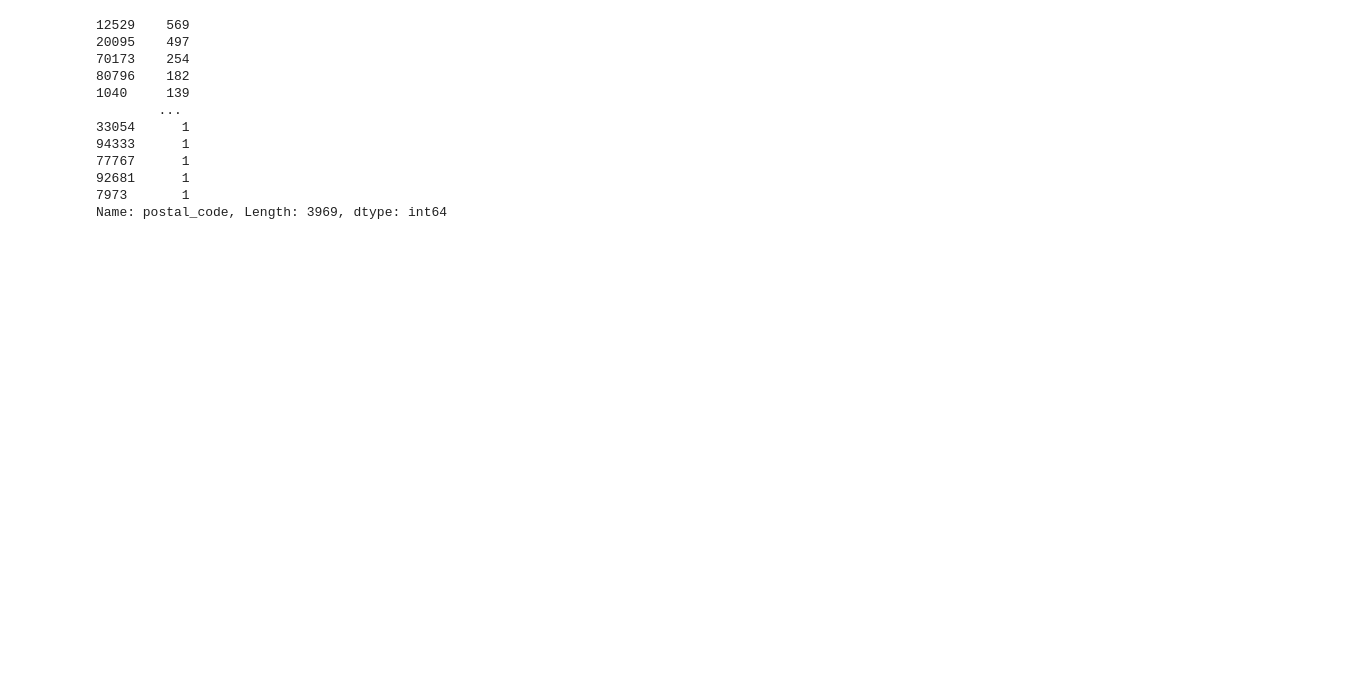
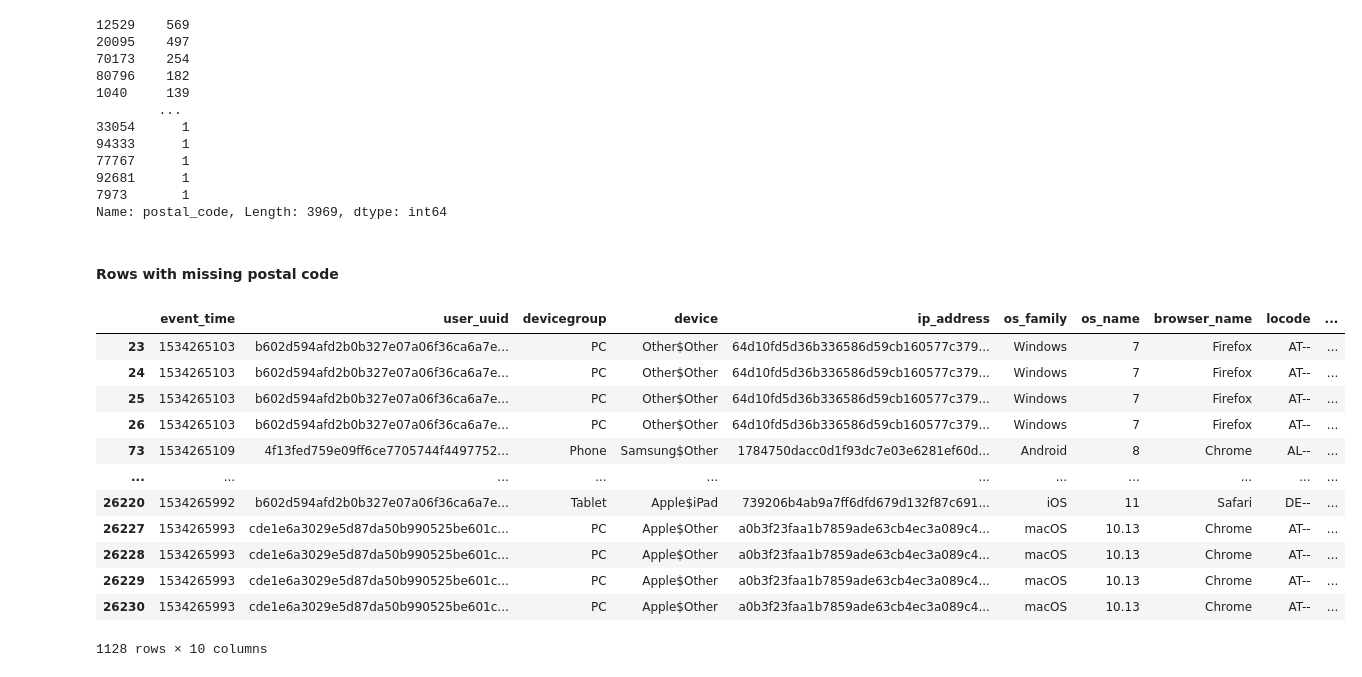
Before and after one commit to piotr-druzdzel/Graphs-for-Household-Devices, a Jupyter notebook: main.ipynb, the cells around one changed output. Cells and saved outputs as stored; diff of their text form; code cells hidden in the pictures; blank space fills up the shorter version.

```diff
--- a/main.ipynb
+++ b/main.ipynb
@@ -212,3 +241,22 @@ df.postal_code.value_counts()
 92681      1
 7973       1
 Name: postal_code, Length: 3969, dtype: int64
+# %% [markdown]
+#### Rows with missing postal code
+# %%
+missing_code = df[df.postal_code.isnull()]
+missing_code
+# %% [output]
+|  | event_time | user_uuid | devicegroup | device | ip_address | os_family | os_name | browser_name | locode | ... |
+| 23 | 1534265103 | b602d594afd2b0b327e07a06f36ca6a7e... | PC | Other$Other | 64d10fd5d36b336586d59cb160577c379... | Windows | 7 | Firefox | AT-- | ... |
+| 24 | 1534265103 | b602d594afd2b0b327e07a06f36ca6a7e... | PC | Other$Other | 64d10fd5d36b336586d59cb160577c379... | Windows | 7 | Firefox | AT-- | ... |
+| 25 | 1534265103 | b602d594afd2b0b327e07a06f36ca6a7e... | PC | Other$Other | 64d10fd5d36b336586d59cb160577c379... | Windows | 7 | Firefox | AT-- | ... |
+| 26 | 1534265103 | b602d594afd2b0b327e07a06f36ca6a7e... | PC | Other$Other | 64d10fd5d36b336586d59cb160577c379... | Windows | 7 | Firefox | AT-- | ... |
+| 73 | 1534265109 | 4f13fed759e09ff6ce7705744f4497752... | Phone | Samsung$Other | 1784750dacc0d1f93dc7e03e6281ef60d... | Android | 8 | Chrome | AL-- | ... |
+| ... | ... | ... | ... | ... | ... | ... | ... | ... | ... | ... |
+| 26220 | 1534265992 | b602d594afd2b0b327e07a06f36ca6a7e... | Tablet | Apple$iPad | 739206b4ab9a7ff6dfd679d132f87c691... | iOS | 11 | Safari | DE-- | ... |
+| 26227 | 1534265993 | cde1e6a3029e5d87da50b990525be601c... | PC | Apple$Other | a0b3f23faa1b7859ade63cb4ec3a089c4... | macOS | 10.13 | Chrome | AT-- | ... |
+| 26228 | 1534265993 | cde1e6a3029e5d87da50b990525be601c... | PC | Apple$Other | a0b3f23faa1b7859ade63cb4ec3a089c4... | macOS | 10.13 | Chrome | AT-- | ... |
+| 26229 | 1534265993 | cde1e6a3029e5d87da50b990525be601c... | PC | Apple$Other | a0b3f23faa1b7859ade63cb4ec3a089c4... | macOS | 10.13 | Chrome | AT-- | ... |
+| 26230 | 1534265993 | cde1e6a3029e5d87da50b990525be601c... | PC | Apple$Other | a0b3f23faa1b7859ade63cb4ec3a089c4... | macOS | 10.13 | Chrome | AT-- | ... |
+1128 rows × 10 columns
```
Also changed, not shown: parts of 5 cells of this notebook.
